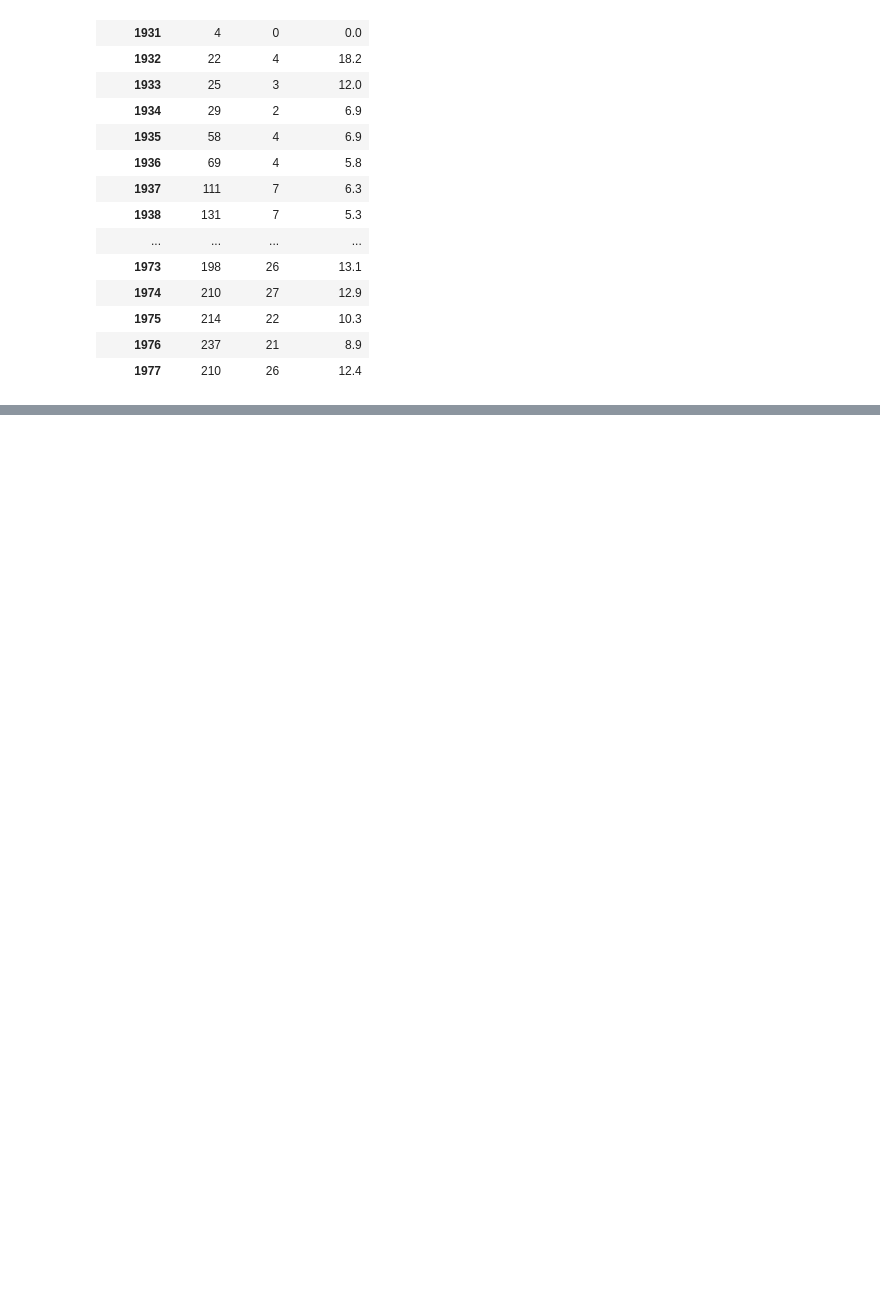
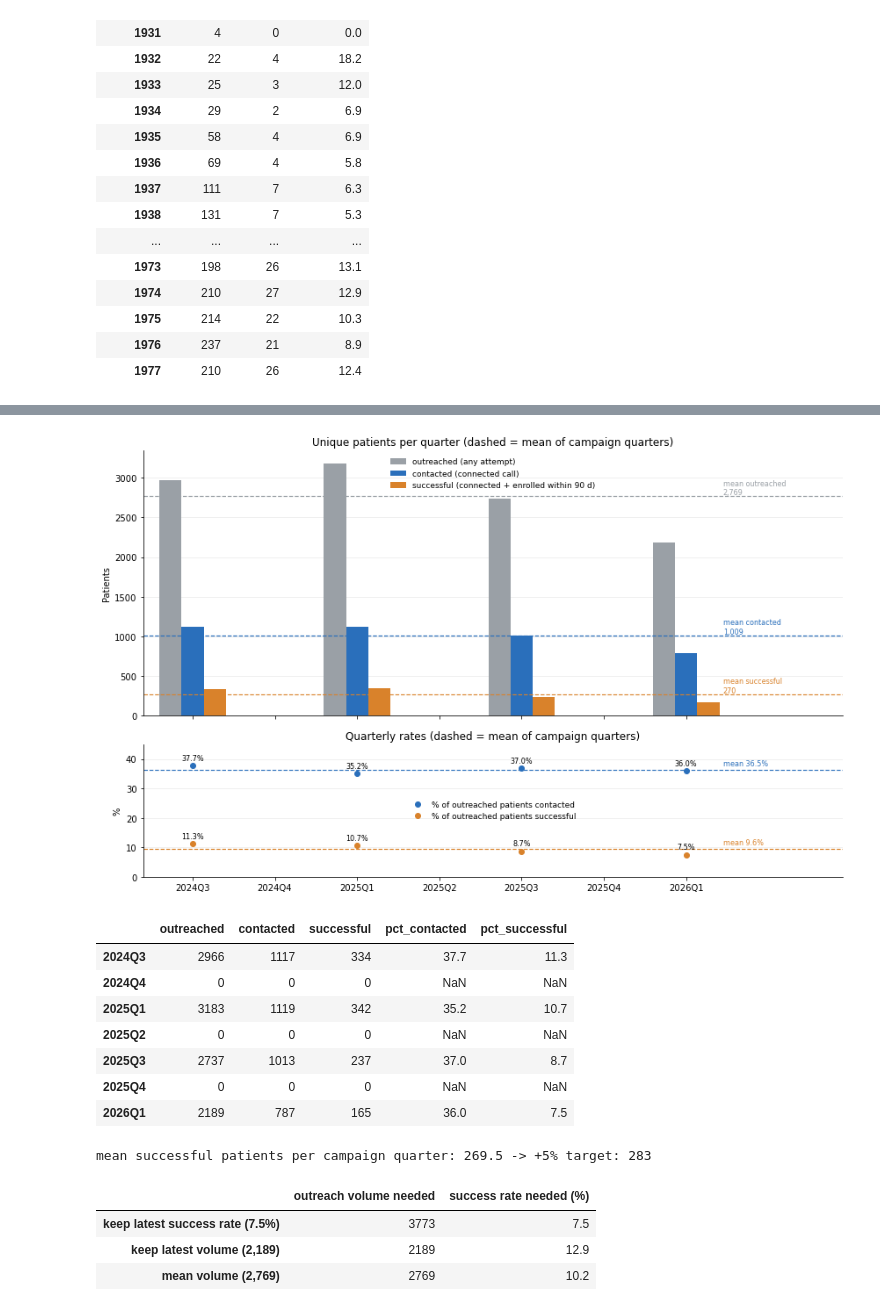
Before and after one commit to MSBradshaw/Meridian, a Jupyter notebook: notebooks/meridian_eda.ipynb, the cells around one changed output, grey strips where cells are left out. Saved outputs shown, nothing was run; the diff lists cells and outputs as text; code cells hidden in the pictures; blank space fills up the shorter version.

```diff
--- a/notebooks/meridian_eda.ipynb
+++ b/notebooks/meridian_eda.ipynb
@@ -770,0 +945,63 @@ by_year.round(1)
+# %%
+by_q2 = pd.DataFrame({
+    'outreached': o.groupby('quarter').patient_token.nunique(),
+    'contacted': o[o.connected].groupby('quarter').patient_token.nunique(),
+    'successful': o[o.successful].groupby('quarter').patient_token.nunique(),
+}).reindex(quarters, fill_value=0).fillna(0).astype(int)
+by_q2['pct_contacted'] = (by_q2.contacted / by_q2.outreached * 100).round(1)
+by_q2['pct_successful'] = (by_q2.successful / by_q2.outreached * 100).round(1)
+by_q2.index = by_q2.index.astype(str)
+camp = by_q2[by_q2.outreached > 0]
+mean = camp.mean()
+
+SERIES = [('outreached', GRAY, 'outreached (any attempt)'), ('contacted', BLUE, 'contacted (connected call)'),
+          ('successful', ORANGE, 'successful (connected + enrolled within 90 d)')]
+fig, (ax1, ax2) = plt.subplots(2, 1, figsize=(12, 7.5), sharex=True, gridspec_kw={'height_ratios': [2, 1]})
+x = np.arange(len(by_q2)); w = .27
+for k, (col, colr, lab) in enumerate(SERIES):
+    ax1.bar(x + (k - 1) * w, by_q2[col], width=w, color=colr, label=lab)
+    ax1.axhline(mean[col], color=colr, lw=1.2, ls='--')
+    ax1.text(x[-1] + .45, mean[col], f'mean {col}\n{mean[col]:,.0f}', va='bottom', fontsize=8, color=colr)
+ax1.set(title='Unique patients per quarter (dashed = mean of campaign quarters)', ylabel='Patients')
+ax1.legend(frameon=False, fontsize=9, loc='upper center')
+for col, colr, lab in [('pct_contacted', BLUE, '% of outreached patients contacted'),
+                       ('pct_successful', ORANGE, '% of outreached patients successful')]:
+    ax2.plot(x, by_q2[col].where(by_q2.outreached > 0), marker='o', ls='none', color=colr, label=lab)
+    ax2.axhline(mean[col], color=colr, lw=1.2, ls='--')
+    ax2.text(x[-1] + .45, mean[col] + .8, f'mean {mean[col]:.1f}%', va='bottom', fontsize=8, color=colr)
+    for xi, v in zip(x, by_q2[col]):
+        if v > 0:
+            ax2.annotate(f'{v:.1f}%', (xi, v), textcoords='offset points', xytext=(0, 6), ha='center', fontsize=8)
+ax2.set(title='Quarterly rates (dashed = mean of campaign quarters)', ylabel='%', ylim=(0, 45))
+ax2.legend(frameon=False, fontsize=9, loc='center')
+ax2.set_xticks(x, by_q2.index)
+ax2.set_xlim(-.6, len(x) + .9)
+for a in (ax1, ax2):
+    a.grid(axis='x', visible=False)
+plt.tight_layout(); plt.show()
+display(by_q2)
+
+# +5% over the campaign-quarter mean, and what reaching it takes
+target = int(np.ceil(mean.successful * 1.05))
+latest = camp.iloc[-1]
+print(f"mean successful patients per campaign quarter: {mean.successful:.1f} -> +5% target: {target}")
+display(pd.DataFrame({
+    'outreach volume needed': [round(target / (latest.pct_successful / 100)), int(latest.outreached), round(mean.outreached)],
+    'success rate needed (%)': [latest.pct_successful, round(target / latest.outreached * 100, 1), round(target / mean.outreached * 100, 1)],
+}, index=[f'keep latest success rate ({latest.pct_successful}%)', f'keep latest volume ({latest.outreached:,.0f})',
+          f'mean volume ({mean.outreached:,.0f})']))
+# %% [output]
+[figure, added]
+|  | outreached | contacted | successful | pct_contacted | pct_successful |
+| 2024Q3 | 2966 | 1117 | 334 | 37.7 | 11.3 |
+| 2024Q4 | 0 | 0 | 0 | NaN | NaN |
+| 2025Q1 | 3183 | 1119 | 342 | 35.2 | 10.7 |
+| 2025Q2 | 0 | 0 | 0 | NaN | NaN |
+| 2025Q3 | 2737 | 1013 | 237 | 37.0 | 8.7 |
+| 2025Q4 | 0 | 0 | 0 | NaN | NaN |
+| 2026Q1 | 2189 | 787 | 165 | 36.0 | 7.5 |
+mean successful patients per campaign quarter: 269.5 -> +5% target: 283
+|  | outreach volume needed | success rate needed (%) |
+| keep latest success rate (7.5%) | 3773 | 7.5 |
+| keep latest volume (2,189) | 2189 | 12.9 |
+| mean volume (2,769) | 2769 | 10.2 |
```
Also changed, not shown: parts of 7 cells of this notebook, 9 other files.
